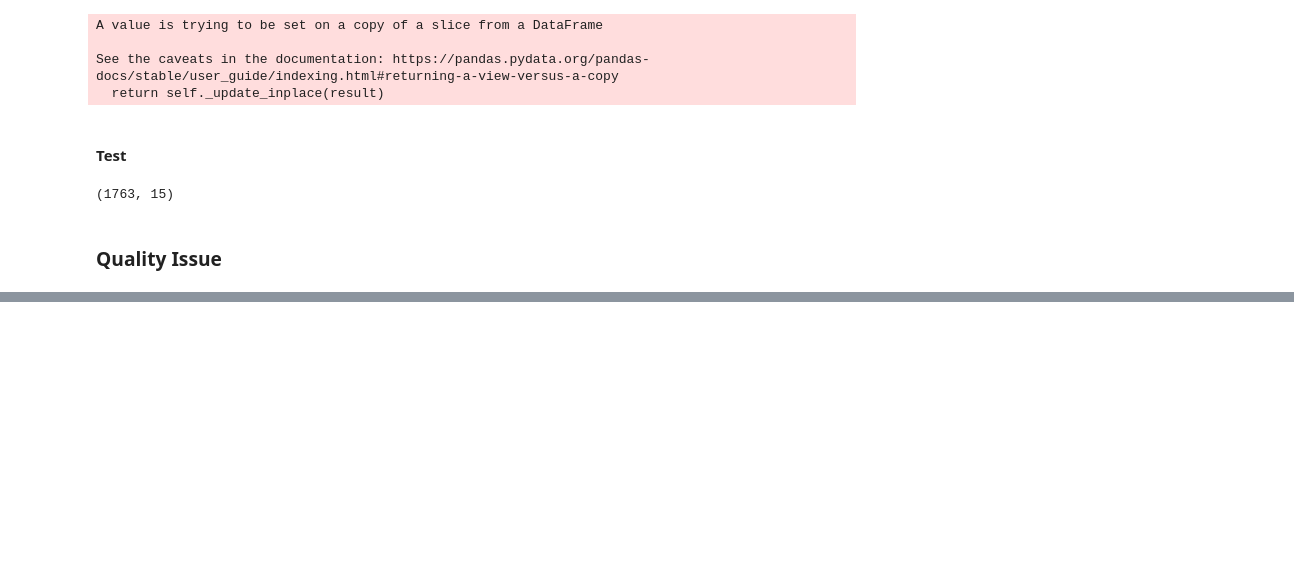
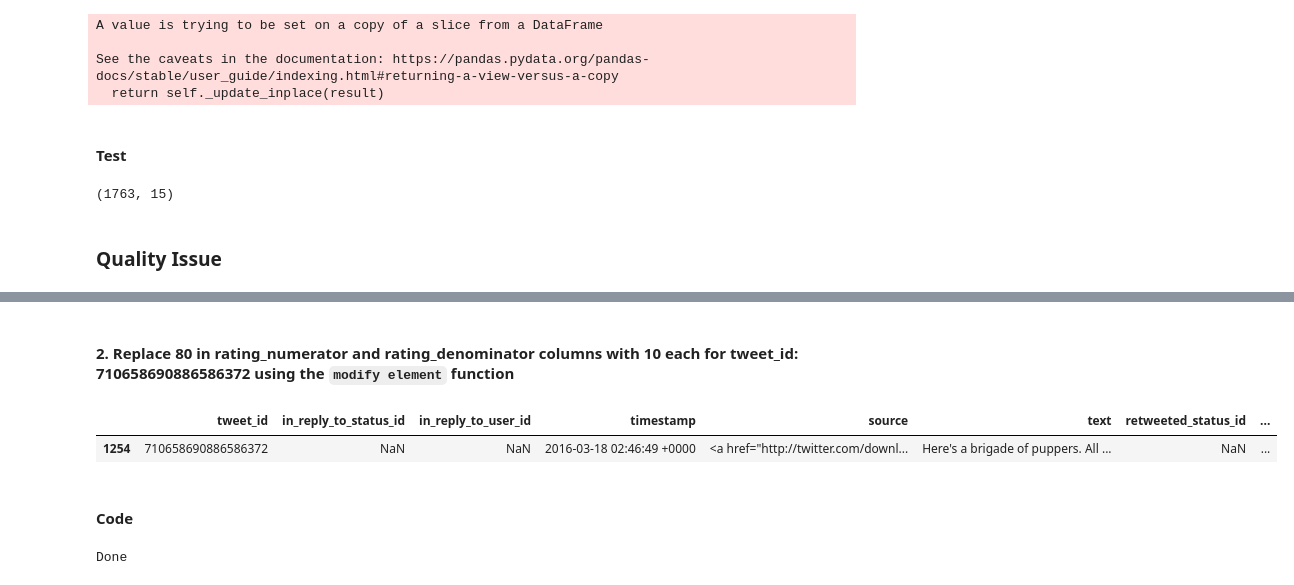
Before and after one commit to PatrickEmmanuel/WeRateDods-Data-Wrangling-Act, a Jupyter notebook: Data-wrangle-act.ipynb, the cells around one changed output, grey strips where cells are left out. Saved outputs shown, nothing was run; the diff lists cells and outputs as text; code cells hidden in the pictures; blank space fills up the shorter version.

```diff
--- a/Data-wrangle-act.ipynb
+++ b/Data-wrangle-act.ipynb
@@ -656,0 +677,14 @@ def modify_element(tweet_id, n=None, d=None):
+# %% [markdown]
+#### 2. Replace 80  in rating_numerator and rating_denominator columns with 10 each  for tweet_id: 710658690886586372 using the `modify element` function
+# %%
+# Before cleaning
+df_twitter[df_twitter["tweet_id"]==710658690886586372]
+# %% [output]
+|  | tweet_id | in_reply_to_status_id | in_reply_to_user_id | timestamp | source | text | retweeted_status_id | ... |
+| 1254 | 710658690886586372 | NaN | NaN | 2016-03-18 02:46:49 +0000 | <a href="http://twitter.com/downl... | Here's a brigade of puppers. All ... | NaN | ... |
+# %% [markdown]
+#### Code
+# %%
+modify_element(tweet_id = 710658690886586372, n= 10, d= 10)
+# %% [output]
+Done
```
Also changed, not shown: parts of 79 cells of this notebook.
